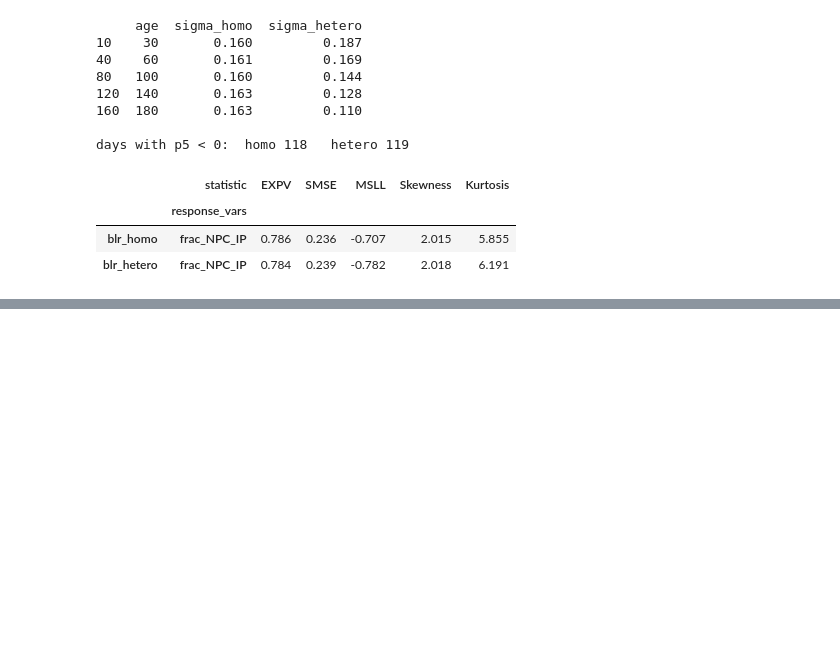
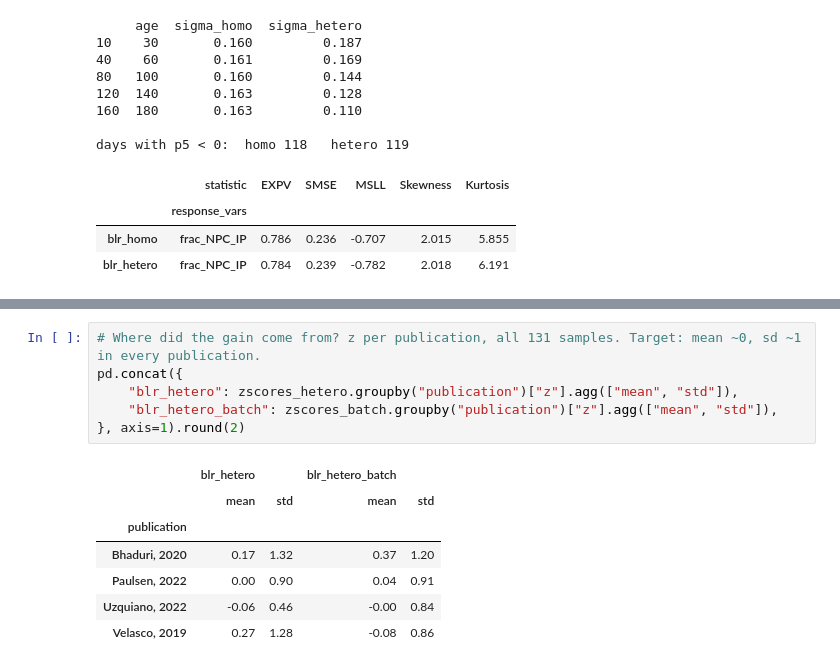
Before and after one commit to Liberty23513/organoid-growth-charts, a Jupyter notebook: notebooks/03_pcntoolkit_blr.ipynb, the cells around one changed output, grey strips where cells are left out. Drawn from its saved outputs; the diff is of its cells as text; blank space fills up the shorter version.

```diff
--- a/notebooks/03_pcntoolkit_blr.ipynb
+++ b/notebooks/03_pcntoolkit_blr.ipynb
@@ -372,0 +449,14 @@ days with p5 < 0:  homo 118   hetero 119
+# %%
+# Where did the gain come from? z per publication, all 131 samples. Target: mean ~0, sd ~1 in every publication.
+pd.concat({
+    "blr_hetero": zscores_hetero.groupby("publication")["z"].agg(["mean", "std"]),
+    "blr_hetero_batch": zscores_batch.groupby("publication")["z"].agg(["mean", "std"]),
+}, axis=1).round(2)
+# %% [output]
+|  | blr_hetero |  | blr_hetero_batch |  |
+|  | mean | std | mean | std |
+| publication |  |  |  |  |
+| Bhaduri, 2020 | 0.17 | 1.32 | 0.37 | 1.20 |
+| Paulsen, 2022 | 0.00 | 0.90 | 0.04 | 0.91 |
+| Uzquiano, 2022 | -0.06 | 0.46 | -0.00 | 0.84 |
+| Velasco, 2019 | 0.27 | 1.28 | -0.08 | 0.86 |
```
Also changed, not shown: parts of 3 cells of this notebook, 3 other files.
